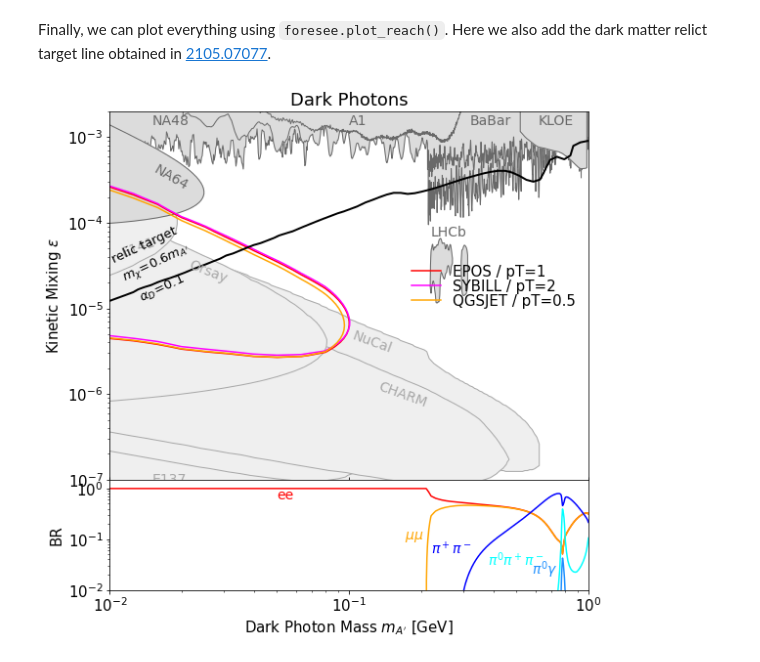
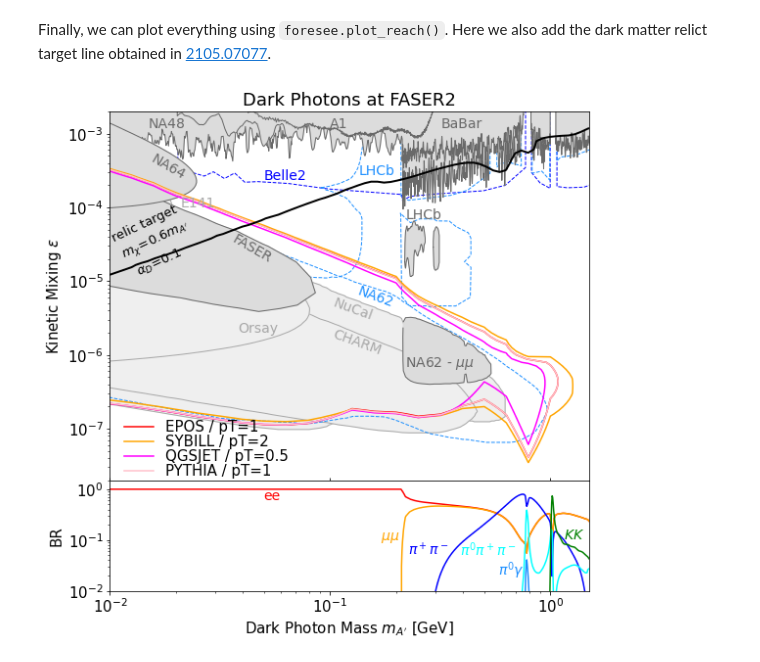
Before and after one commit to KlingFelix/FORESEE, a Jupyter notebook: Models/DarkPhoton/DarkPhoton.ipynb, the cells around one changed output. Saved outputs shown, nothing was run; the diff lists cells and outputs as text; code cells hidden in the pictures.

Commit message:
Update DarkPhoton.ipynb
Added FASER(27 invfb) and NA62-mumu bounds to the notebook. Available in the reach plot now.

```diff
--- a/Models/DarkPhoton/DarkPhoton.ipynb
+++ b/Models/DarkPhoton/DarkPhoton.ipynb
@@ -87,7 +91,7 @@ masses_brem = [
 model.add_production_direct(
     label = "Brem",
     energy = energy,
-    condition = ["p.pt<1", "p.pt<2", "p.pt<0.5"],
+    condition = ["p.pt<1", "p.pt<2", "p.pt<0.5", "p.pt<1"],
     coupling_ref=1,
     masses = masses_brem,
 )
@@ -264,7 +307,8 @@ We can now plot the results. For this, we first specify all detector setups for
 # %%
 setups = [
     ["13.6TeV_default_EPOSLHC_pT=1.npy",  "EPOS / pT=1"    , "red"        ,  "solid"  , 0., 3],
-    ["13.6TeV_default_SIBYLL_pT=2.npy" ,  "SYBILL / pT=2"  , "magenta"    ,  "solid"  , 0., 3],
-    ["13.6TeV_default_QGSJET_pT=0.5.npy" ,"QGSJET / pT=0.5", "orange"     ,  "solid"  , 0., 3],
+    ["13.6TeV_default_SIBYLL_pT=2.npy" ,  "SYBILL / pT=2"  , "orange"    ,  "solid"  , 0., 3],
+    ["13.6TeV_default_QGSJET_pT=0.5.npy" ,"QGSJET / pT=0.5", "magenta"     ,  "solid"  , 0., 3],
+    ["13.6TeV_default_PYTHIA_PT=1.npy",  "PYTHIA / pT=1"    , "pink"        ,  "solid"  , 0., 3],
 ]
 # %% [markdown]
@@ -291,15 +338,15 @@ bounds = [
 We then specify other projected sensitivitities (filename in model/bounds directory, color, label, label position x, label position y, label rotation)
 # %%
 projections = [
-    ["limits_SeaQuest.txt",        "lime",         "SeaQuest", 1.350, 2.10e-7, 0  ],
-    ["limits_NA62.txt",            "limegreen",    "NA62"    , 0.999, 1.10e-7, 0  ],
-    ["limits_SHiP.txt",            "forestgreen",  "SHiP"    , 1.750, 8.20e-7, 0  ],
-    ["limits_HPS-prompt.txt",      "deepskyblue",  "HPS"     , 0.050, 1.50e-4, 0  ],
-    ["limits_HPS-displaced.txt",   "deepskyblue",  None      , 0.050, 1.50e-4, 0  ],
-    ["limits_Belle2.txt",          "blue",         "Belle2"  , 0.570, 1.30e-4, 0  ],
-    ["limits_LHCb.txt",            "dodgerblue",   "LHCb"    , 0.135, 2.80e-4, 0  ],
-    ["limits_LHCb-mumu1.txt",      "dodgerblue",   None      , 0    , 0      , 0  ],
-    ["limits_LHCb-mumu2.txt",      "dodgerblue",   None      , 0    , 0      , 0  ],
+    #["limits_SeaQuest.txt",       "teal",     "SeaQuest", 0.300, 5.0e-6, -30  ],
+    ["limits_NA62.txt",           "dodgerblue",   "NA62"    , 0.131, 4.5e-6, -20  ],
+    #["limits_SHiP.txt",           "cyan",         "SHiP"    , 0.150, 1.4e-5, -30  ],
+    #["limits_HPS-prompt.txt",     "deepskyblue",  "HPS"     , 0.050, 1.4*10**-4, 0  ],
+    #["limits_HPS-displaced.txt",  "deepskyblue",  None      , 0.050, 1.4*10**-4, 0  ],
+    ["limits_Belle2.txt",         "blue",         "Belle2"  , 0.050, 2.4*10**-4, 0  ],
+    ["limits_LHCb.txt",           "dodgerblue",   "LHCb"    , 0.135, 2.8*10**-4, 0  ],
+    ["limits_LHCb-mumu1.txt",     "dodgerblue",   None      , 0    , 0         , 0  ],
+    ["limits_LHCb-mumu2.txt",     "dodgerblue",   None      , 0    , 0         , 0  ],
 ]
 # %% [markdown]
 We also want to show the branching fractions for some of the channels (name of file in model/br directory, color, line style, label, x-position, y-position)
@@ -307,37 +354,38 @@ We also want to show the branching fractions for some of the channels (name of f
 branchings = [
     ["e_e"         , "red"          , "solid" , r"ee"               , 0.050, 0.60],
     ["mu_mu"       , "orange"       , "solid" , r"$\mu\mu$"         , 0.170, 0.10],
-    ["pi+_pi-"     , "blue"         , "solid" , r"$\pi^+\pi^-$"     , 0.220, 0.05],
+    ["pi+_pi-"     , "blue"         , "solid" , r"$\pi^+\pi^-$"     , 0.225, 0.05],
     ["pi0_gamma"   , "dodgerblue"   , "solid" , r"$\pi^0\gamma$"    , 0.580, 0.02],
-    ["pi+_pi-_pi0" , "cyan"         , "solid" , r"$\pi^0\pi^+\pi^-$", 0.380, 0.03],
-#    ["K_K"         , "green"        , "solid" , r"$KK$"             , 1.500, 0.06],
+    ["pi+_pi-_pi0" , "cyan"         , "solid" , r"$\pi^0\pi^+\pi^-$", 0.389, 0.05],
+    ["K_K"         , "green"        , "solid" , r"$KK$"             , 1.150, 0.105],
 ]
 # %% [markdown]
 Finally, we can plot everything using `foresee.plot_reach()`. Here we also add the dark matter relict target line obtained in [2105.07077](https://arxiv.org/abs/2105.07077).
 # %%
 plot, ax, ax2 = foresee.plot_reach(
     setups=setups,
     bounds=bounds,
     bounds2=bounds2,
-    projections=[],
+    projections=projections,
     branchings=branchings,
-    title="Dark Photons",
-    xlims = [0.01,1],
-    ylims=[1e-7,0.002],
+    title="Dark Photons at FASER2",
+    xlims = [0.01,1.5],
+    ylims=[2e-8,0.002],
     xlabel=r"Dark Photon Mass $m_{A'}$ [GeV]",
     ylabel=r"Kinetic Mixing $\epsilon$",
-    legendloc=(1,0.62),
+#     legendloc=(1.03,0.72),
+    legendloc=(0.4,0.2),
     figsize=(8,8),
 )
 
 data = foresee.readfile("model/lines/scalar_DM_Oh2_intermediate_eps_vs_mAprime.txt")
 ax.plot(data.T[0], data.T[1], color="k", lw=2)
 ax.text(0.010, 3.40*10**-5, "relic target",  fontsize=13,color="k",rotation=25)
 ax.text(0.011, 2.15*10**-5, r"$m_\chi\!=\!0.6 m_{A'}$",fontsize=13,color="k",rotation=25)
 ax.text(0.013, 1.20*10**-5, r"$\alpha_D\!=\!0.1$",fontsize=13,color="k",rotation=25)
 
 plot.subplots_adjust(left=0.12, right=0.97, bottom=0.10, top=0.95)
 plot.savefig("Reach_"+modelname+".pdf")
 plot.show()
 # %% [output]
-[figure, old version]
+[figure, new version]
```
Also changed, not shown: parts of 14 cells of this notebook.
